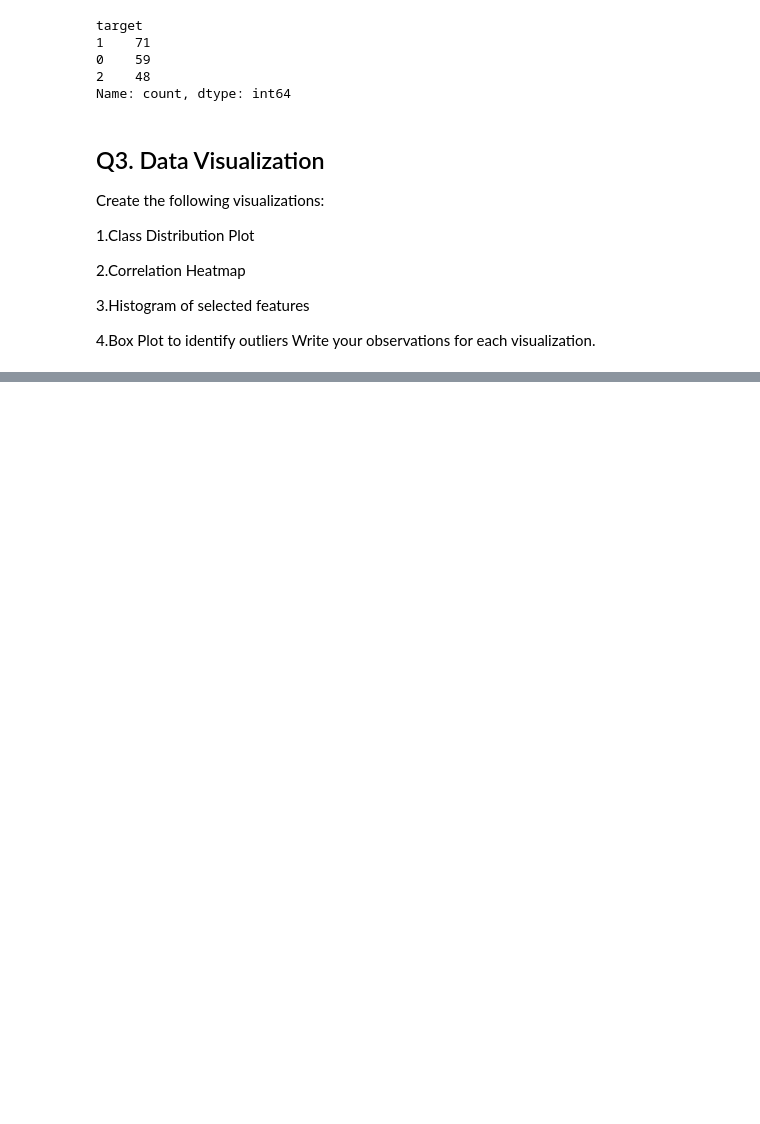
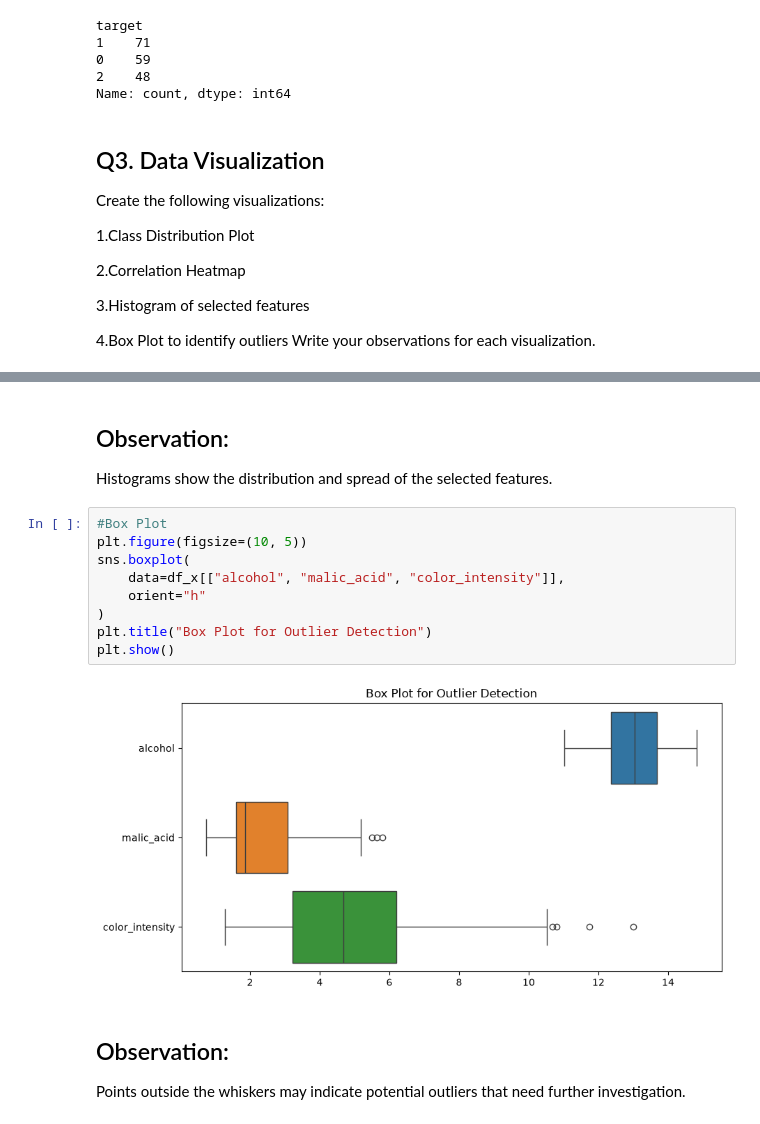
Before and after one commit to dikshasable120/Machine-learning-ML-, a Jupyter notebook: Assignment 4/Assign4.ipynb, the cells around one changed output, grey strips where cells are left out. Saved outputs shown, nothing was run; the diff lists cells and outputs as text; blank space fills up the shorter version.

```diff
--- a/Assignment 4/Assign4.ipynb
+++ b/Assignment 4/Assign4.ipynb
@@ -157,0 +184,17 @@ plt.show()
+# %% [markdown]
+## Observation:
+Histograms show the distribution and spread of the selected features.
+# %%
+#Box Plot
+plt.figure(figsize=(10, 5))
+sns.boxplot(
+    data=df_x[["alcohol", "malic_acid", "color_intensity"]],
+    orient="h"
+)
+plt.title("Box Plot for Outlier Detection")
+plt.show()
+# %% [output]
+[figure, added]
+# %% [markdown]
+## Observation:
+Points outside the whiskers may indicate potential outliers that need further investigation.
```
Also changed, not shown: parts of 30 cells of this notebook, 1 other file.
